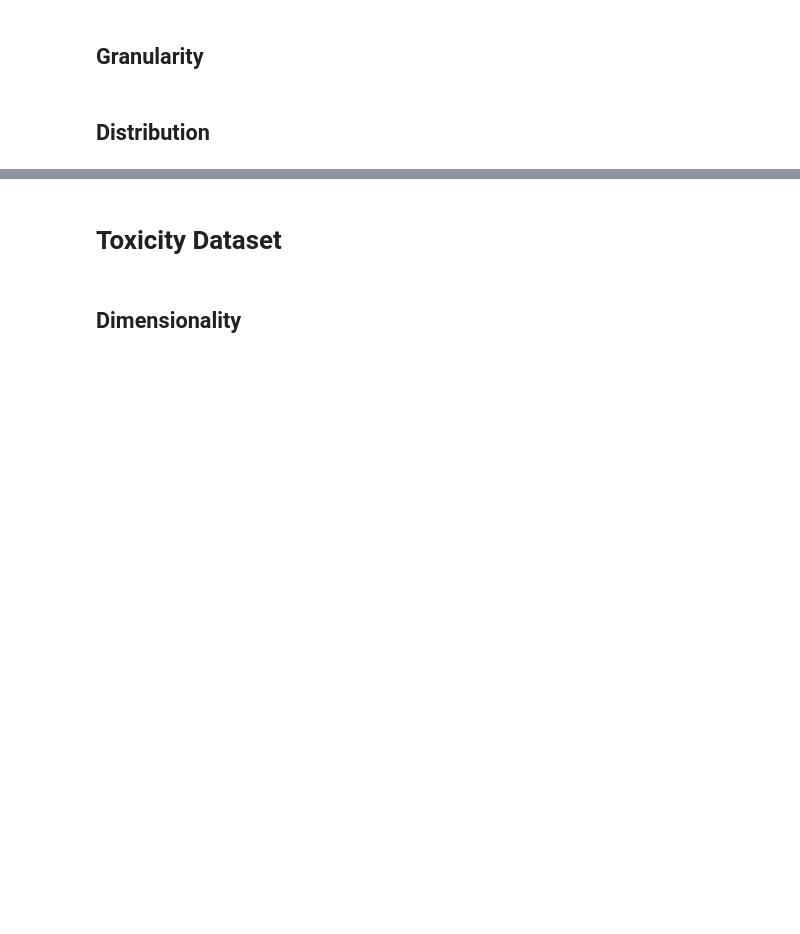
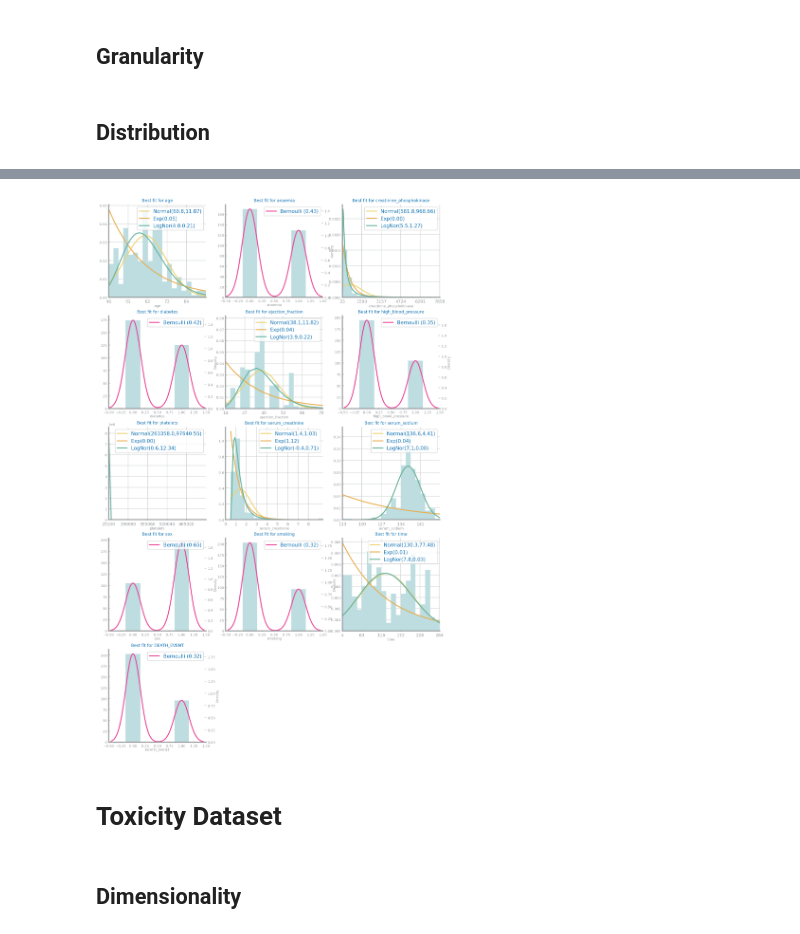
Before and after one commit to joaocmd/CD-Project, a Jupyter notebook: proj-1.ipynb, the cells around one changed output, grey strips where cells are left out. Drawn from its saved outputs; the diff is of its cells as text; code cells hidden in the pictures; blank space fills up the shorter version.

Commit message:
add distribution analysis

```diff
--- a/proj-1.ipynb
+++ b/proj-1.ipynb
@@ -93,3 +126,45 @@ dict_values([0, 0, 0, 0, 0, 0, 0, 0, 0, 0, 0, 0, 0])
+# %%
+fig, axs = plt.subplots(rows, cols, figsize=(cols*ds.HEIGHT, rows*ds.HEIGHT))
+i, j = 0, 0
+#len(numeric_vars)
+for n in range(len(numeric_vars)):
+    new_data = data[numeric_vars[n]].dropna()
+
+    if np.array_equal(new_data.values, new_data.astype(bool)):
+        axs[i, j].hist(new_data.values, rwidth=0.3, bins=[-0.5, 0.5, 1.5])
+        # Set customize plot
+        axs[i, j].set_title('Best fit for %s'%numeric_vars[n])
+        axs[i, j].set_xlabel(numeric_vars[n])
+        axs[i, j].set_xlim(-0.5, 1.5)
+        axs[i, j].grid(False)
+
+        # Create second axis for Bernoulli distribution
+        ax2 = axs[i, j].twinx()
+        ax2.grid(False)
+        sns.kdeplot(data=new_data, ax=ax2, color=cfg.my_palette['pink'])
+        p = np.count_nonzero(new_data.values == 1) / len(new_data.values)
+        ax2.legend(["Bernoulli (%.2f)" %p], loc="upper right")
+    else:
+        ds.histogram_with_distributions(axs[i, j], new_data, numeric_vars[n])
+
+        # Fix plot ticks
+        min = int(new_data.min())
+        max = int(new_data.max())
+        interval = int((max - min) / 5)
+        axs[i, j].set_xticks(list(range(min, max, interval)))
+        #FIXME
+        axs[i, j].set_xticklabels(list(range(min, max, interval)))
+
+    i, j = (i + 1, 0) if (n+1) % cols == 0 else (i, j + 1)
+
+while n <= data.shape[1]:
+    axs[i, j].axis('off')
+    n = n + 1
+    i, j = (i + 1, 0) if n % cols == 0 else (i, j + 1)
+
+plt.show()
+# %% [output]
+[figure, added]
 # %% [markdown]
 # Toxicity Dataset
 # %%
```
Also changed, not shown: parts of 3 cells of this notebook, 4 other files.
